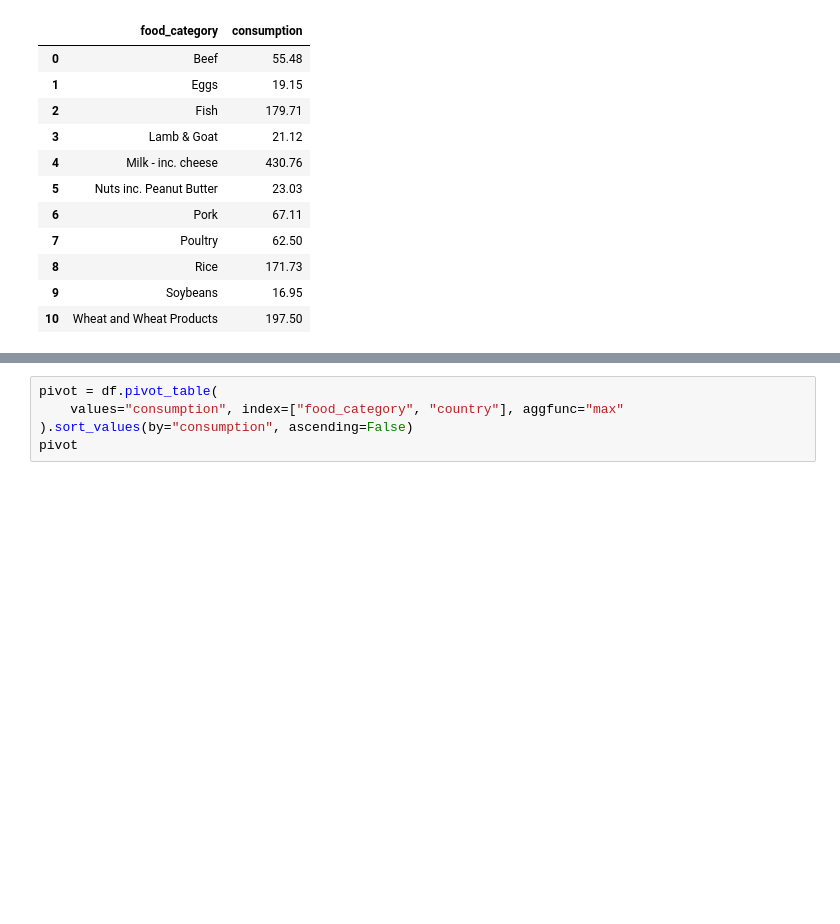
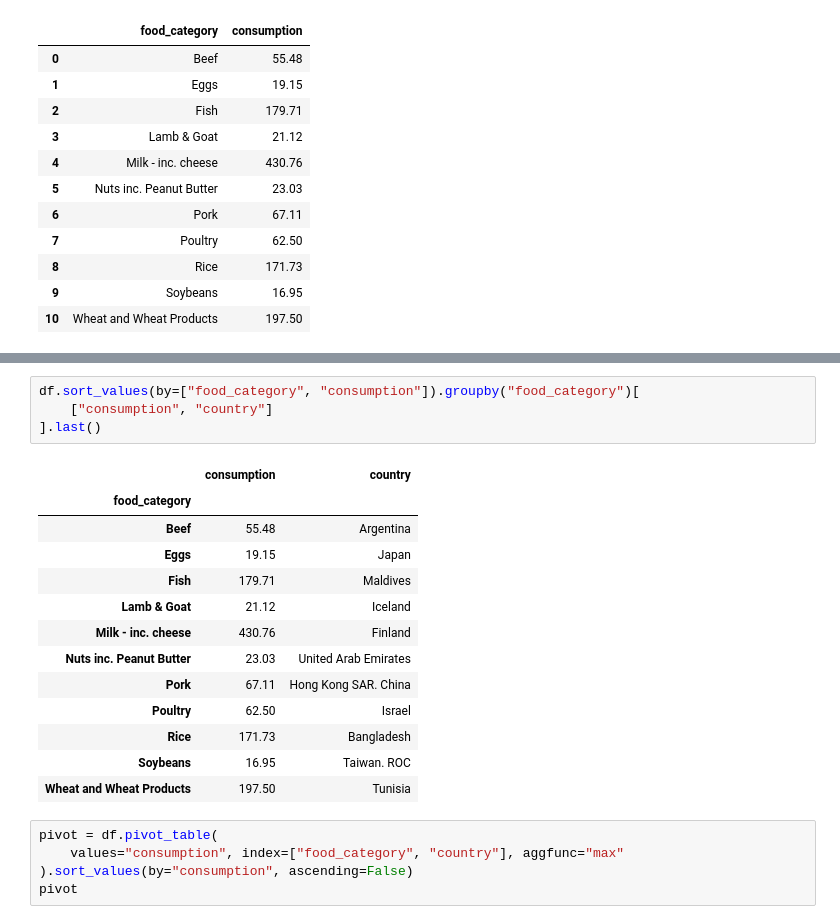
Before and after one commit to fitlemon/python_for_ds, a Jupyter notebook: Module6/8_pandas_adv_mipt.ipynb, the cells around one changed output, grey strips where cells are left out. Cells and saved outputs as stored; diff of their text form; blank space fills up the shorter version.

```diff
--- a/Module6/8_pandas_adv_mipt.ipynb
+++ b/Module6/8_pandas_adv_mipt.ipynb
@@ -194,3 +204,21 @@ df.groupby("food_category")["consumption"].max().reset_index().merge(
+# %%
+df.sort_values(by=["food_category", "consumption"]).groupby("food_category")[
+    ["consumption", "country"]
+].last()
+# %% [output]
+|  | consumption | country |
+| food_category |  |  |
+| Beef | 55.48 | Argentina |
+| Eggs | 19.15 | Japan |
+| Fish | 179.71 | Maldives |
+| Lamb & Goat | 21.12 | Iceland |
+| Milk - inc. cheese | 430.76 | Finland |
+| Nuts inc. Peanut Butter | 23.03 | United Arab Emirates |
+| Pork | 67.11 | Hong Kong SAR. China |
+| Poultry | 62.50 | Israel |
+| Rice | 171.73 | Bangladesh |
+| Soybeans | 16.95 | Taiwan. ROC |
+| Wheat and Wheat Products | 197.50 | Tunisia |
 # %%
 pivot = df.pivot_table(
     values="consumption", index=["food_category", "country"], aggfunc="max"
```
Also changed, not shown: parts of 6 cells of this notebook, 1 other file.
